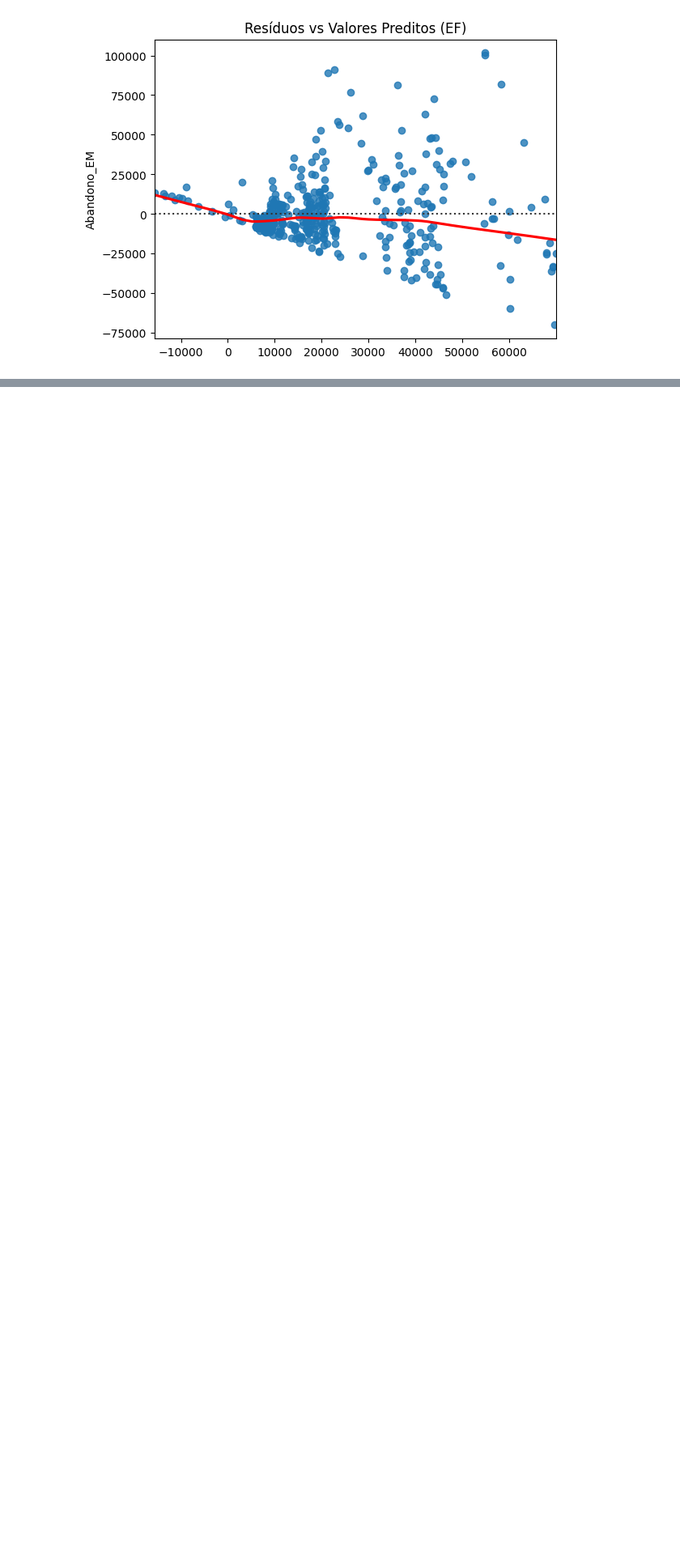
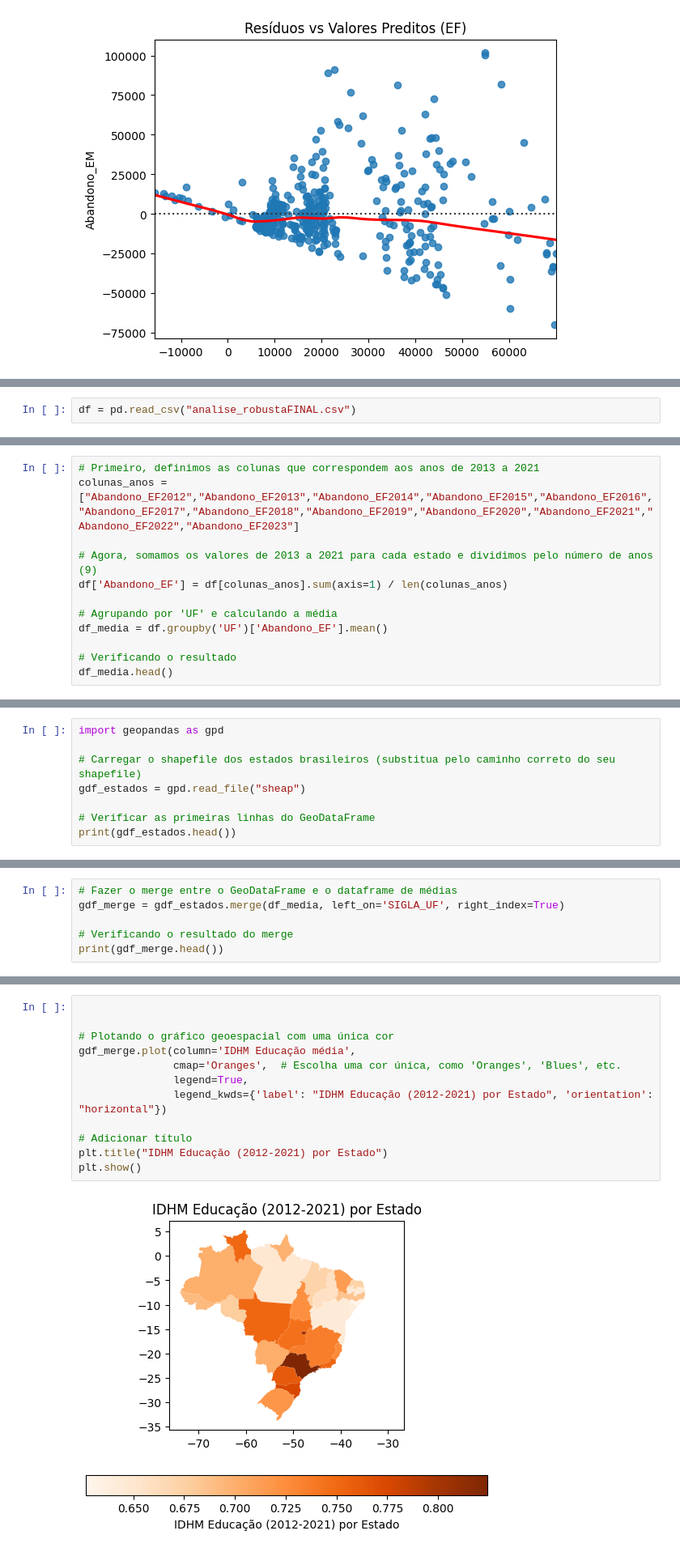
Before and after one commit to thiagodasillva/escolarData, a Jupyter notebook: Regressão.ipynb, the cells around one changed output, grey strips where cells are left out. Shown at 81% size. Cells and saved outputs as stored; diff of their text form; blank space fills up the shorter version.

```diff
--- a/Regressão.ipynb
+++ b/Regressão.ipynb
@@ -790,0 +800,2 @@ plt.show()
+# %%
+df = pd.read_csv("analise_robustaFINAL.csv")
@@ -790,0 +884,12 @@ plt.show()
+# %%
+# Primeiro, definimos as colunas que correspondem aos anos de 2013 a 2021
+colunas_anos = ["Abandono_EF2012","Abandono_EF2013","Abandono_EF2014","Abandono_EF2015","Abandono_EF2016","Abandono_EF2017","Abandono_EF2018","Abandono_EF2019","Abandono_EF2020","Abandono_EF2021","Abandono_EF2022","Abandono_EF2023"]
+
+# Agora, somamos os valores de 2013 a 2021 para cada estado e dividimos pelo número de anos (9)
+df['Abandono_EF'] = df[colunas_anos].sum(axis=1) / len(colunas_anos)
+
+# Agrupando por 'UF' e calculando a média
+df_media = df.groupby('UF')['Abandono_EF'].mean()
+
+# Verificando o resultado
+df_media.head()
@@ -790,0 +904,8 @@ plt.show()
+# %%
+import geopandas as gpd
+
+# Carregar o shapefile dos estados brasileiros (substitua pelo caminho correto do seu shapefile)
+gdf_estados = gpd.read_file("sheap")
+
+# Verificar as primeiras linhas do GeoDataFrame
+print(gdf_estados.head())
@@ -790,0 +926,6 @@ plt.show()
+# %%
+# Fazer o merge entre o GeoDataFrame e o dataframe de médias
+gdf_merge = gdf_estados.merge(df_media, left_on='SIGLA_UF', right_index=True)
+
+# Verificando o resultado do merge
+print(gdf_merge.head())
@@ -790,0 +946,14 @@ plt.show()
+# %%
+
+
+# Plotando o gráfico geoespacial com uma única cor
+gdf_merge.plot(column='IDHM Educação média',
+               cmap='Oranges',  # Escolha uma cor única, como 'Oranges', 'Blues', etc.
+               legend=True,
+               legend_kwds={'label': "IDHM Educação (2012-2021) por Estado", 'orientation': "horizontal"})
+
+# Adicionar título
+plt.title("IDHM Educação (2012-2021) por Estado")
+plt.show()
+# %% [output]
+[figure, added]
```
Also changed, not shown: parts of 16 cells of this notebook, 6 other files.
